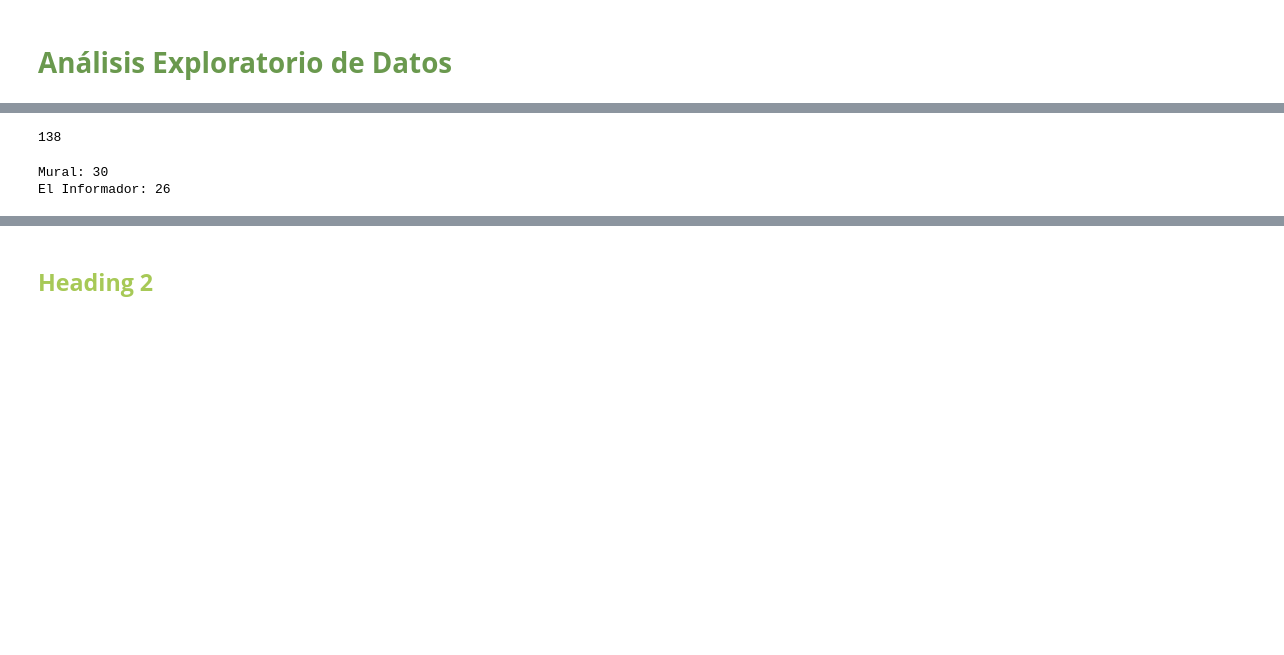
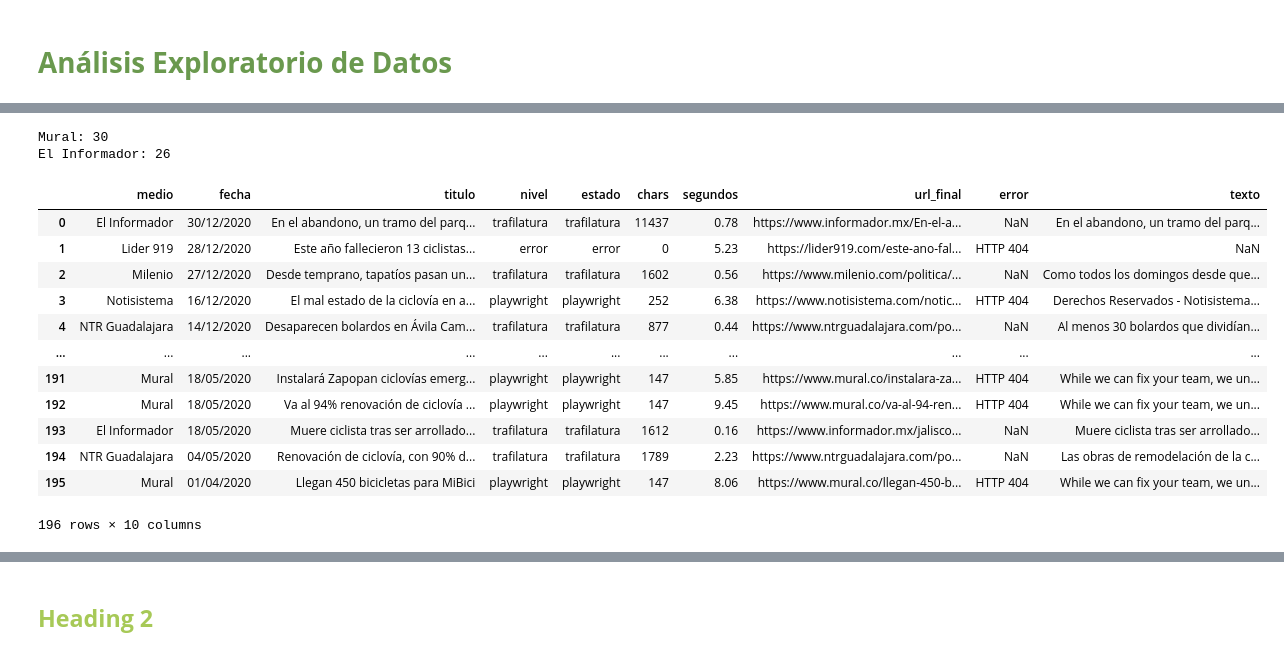
Before and after one commit to OscarRocha22/PAP_MUS_2026, a Jupyter notebook: 1Noticias/EDA.ipynb, the cells around one changed output, grey strips where cells are left out. Saved outputs shown, nothing was run; the diff lists cells and outputs as text; code cells hidden in the pictures; blank space fills up the shorter version.

```diff
--- a/1Noticias/EDA.ipynb
+++ b/1Noticias/EDA.ipynb
@@ -49,11 +49,23 @@ Muere ciclista tras ser arrollado en PerifÃ©rico Poniente\nLos hechos sucedier
 Las obras de remodelación de la ciclovía de Federalismo llevan un 90 por ciento de avance y sólo faltan cinco cuadras por intervenir, informó Libertad Zavala Marín, directora de Movilidad y Transporte ...
 Name: count, Length: 121, dtype: int64
-# %%
-196 - (26+14+11+3+2+2)
-# %% [output]
-138
 # %%
 top_medios(news2020)
 # %% [output]
 Mural: 30
 El Informador: 26
+# %%
+news2020
+# %% [output]
+|  | medio | fecha | titulo | nivel | estado | chars | segundos | url_final | error | texto |
+| 0 | El Informador | 30/12/2020 | En el abandono, un tramo del parq... | trafilatura | trafilatura | 11437 | 0.78 | https://www.informador.mx/En-el-a... | NaN | En el abandono, un tramo del parq... |
+| 1 | Lider 919 | 28/12/2020 | Este año fallecieron 13 ciclistas... | error | error | 0 | 5.23 | https://lider919.com/este-ano-fal... | HTTP 404 | NaN |
+| 2 | Milenio | 27/12/2020 | Desde temprano, tapatíos pasan un... | trafilatura | trafilatura | 1602 | 0.56 | https://www.milenio.com/politica/... | NaN | Como todos los domingos desde que... |
+| 3 | Notisistema | 16/12/2020 | El mal estado de la ciclovía en a... | playwright | playwright | 252 | 6.38 | https://www.notisistema.com/notic... | HTTP 404 | Derechos Reservados - Notisistema... |
+| 4 | NTR Guadalajara | 14/12/2020 | Desaparecen bolardos en Ávila Cam... | trafilatura | trafilatura | 877 | 0.44 | https://www.ntrguadalajara.com/po... | NaN | Al menos 30 bolardos que dividían... |
+| ... | ... | ... | ... | ... | ... | ... | ... | ... | ... | ... |
+| 191 | Mural | 18/05/2020 | Instalará Zapopan ciclovías emerg... | playwright | playwright | 147 | 5.85 | https://www.mural.co/instalara-za... | HTTP 404 | While we can fix your team, we un... |
+| 192 | Mural | 18/05/2020 | Va al 94% renovación de ciclovía ... | playwright | playwright | 147 | 9.45 | https://www.mural.co/va-al-94-ren... | HTTP 404 | While we can fix your team, we un... |
+| 193 | El Informador | 18/05/2020 | Muere ciclista tras ser arrollado... | trafilatura | trafilatura | 1612 | 0.16 | https://www.informador.mx/jalisco... | NaN | Muere ciclista tras ser arrollado... |
+| 194 | NTR Guadalajara | 04/05/2020 | Renovación de ciclovía, con 90% d... | trafilatura | trafilatura | 1789 | 2.23 | https://www.ntrguadalajara.com/po... | NaN | Las obras de remodelación de la c... |
+| 195 | Mural | 01/04/2020 | Llegan 450 bicicletas para MiBici | playwright | playwright | 147 | 8.06 | https://www.mural.co/llegan-450-b... | HTTP 404 | While we can fix your team, we un... |
+196 rows × 10 columns
```
Also changed, not shown: parts of 12 cells of this notebook, 7 other files.
